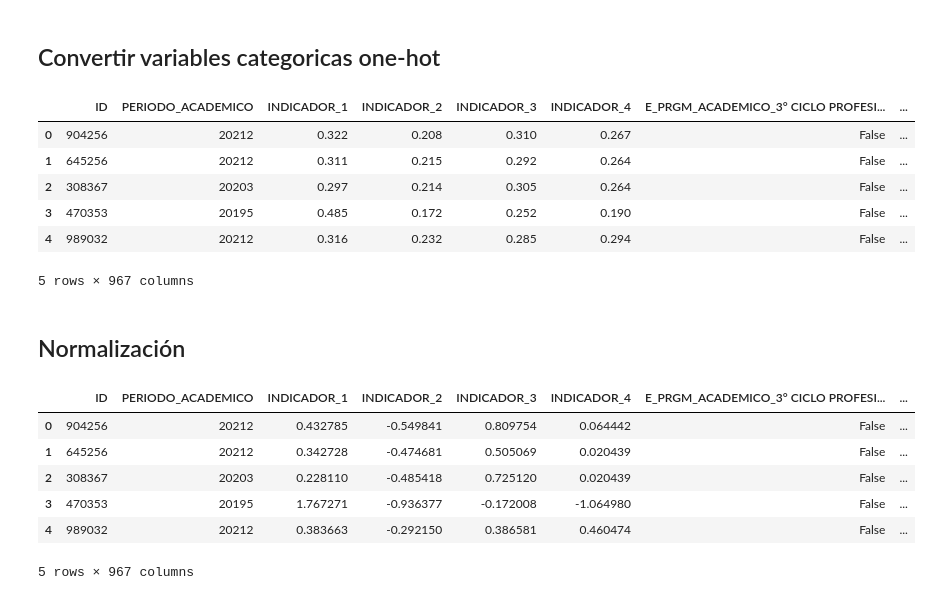
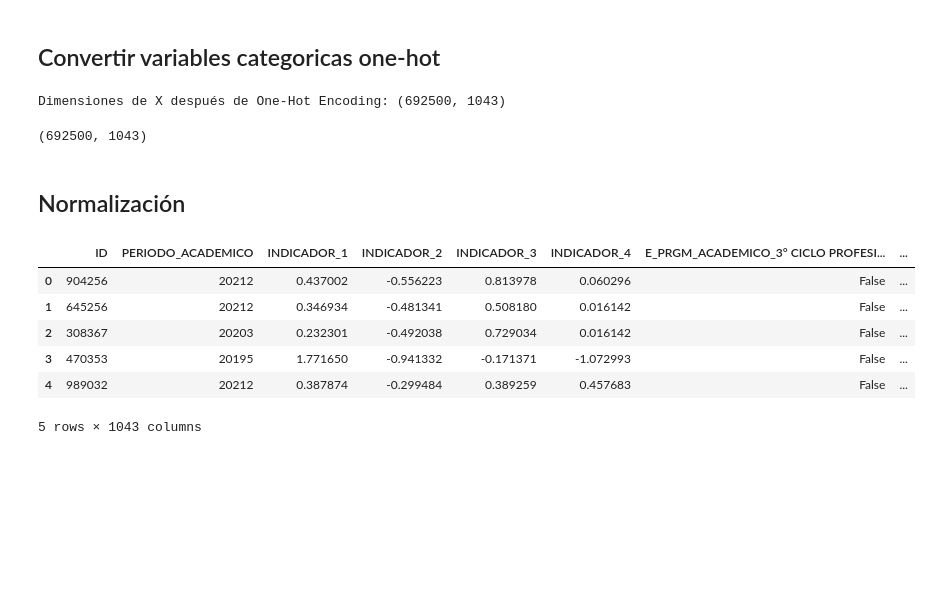
Before and after one commit to juanes0789/modelos1-20252-competenciaKaggle, a Jupyter notebook: 02-preprocesado.ipynb, the cells around one changed output. Cells and saved outputs as stored; diff of their text form; code cells hidden in the pictures; blank space fills up the shorter version.

```diff
--- a/02-preprocesado.ipynb
+++ b/02-preprocesado.ipynb
@@ -98,36 +139,38 @@ dtype: int64
 # %% [markdown]
 ## Convertir variables categoricas one-hot
-# %%
-categorical_cols = train.select_dtypes(include='object').columns
-train = pd.get_dummies(train, columns=categorical_cols, dummy_na=False)
-display(train.head())
-# %% [output]
-|  | ID | PERIODO_ACADEMICO | INDICADOR_1 | INDICADOR_2 | INDICADOR_3 | INDICADOR_4 | E_PRGM_ACADEMICO_3° CICLO PROFESI... | ... |
-| 0 | 904256 | 20212 | 0.322 | 0.208 | 0.310 | 0.267 | False | ... |
-| 1 | 645256 | 20212 | 0.311 | 0.215 | 0.292 | 0.264 | False | ... |
-| 2 | 308367 | 20203 | 0.297 | 0.214 | 0.305 | 0.264 | False | ... |
-| 3 | 470353 | 20195 | 0.485 | 0.172 | 0.252 | 0.190 | False | ... |
-| 4 | 989032 | 20212 | 0.316 | 0.232 | 0.285 | 0.294 | False | ... |
-5 rows × 967 columns
+# %%
+# Identifica tus columnas categóricas (excluyendo RENDIMIENTO_GLOBAL que ya no está en X)
+categorical_cols = X.select_dtypes(include=['object']).columns
+
+# ¡Ahora pd.get_dummies solo se aplica a las features!
+X_transformado = pd.get_dummies(X, columns=categorical_cols)
+
+print(f"Dimensiones de X después de One-Hot Encoding: {X_transformado.shape}")
+# %% [output]
+Dimensiones de X después de One-Hot Encoding: (692500, 1043)
+# %%
+print(X_transformado.shape)
+# %% [output]
+(692500, 1043)
 # %% [markdown]
 ## Normalización
 # %%
-numerical_cols = train.select_dtypes(include=['int64', 'float64']).columns.tolist()
+numerical_cols = X_transformado.select_dtypes(include=['int64', 'float64']).columns.tolist()
 numerical_cols.remove('ID')
 numerical_cols.remove('PERIODO_ACADEMICO')
 
 from sklearn.preprocessing import StandardScaler
 
 scaler = StandardScaler()
-train[numerical_cols] = scaler.fit_transform(train[numerical_cols])
+X_transformado[numerical_cols] = scaler.fit_transform(X_transformado[numerical_cols])
 
-display(train.head())
+display(X_transformado.head())
 # %% [output]
 |  | ID | PERIODO_ACADEMICO | INDICADOR_1 | INDICADOR_2 | INDICADOR_3 | INDICADOR_4 | E_PRGM_ACADEMICO_3° CICLO PROFESI... | ... |
-| 0 | 904256 | 20212 | 0.432785 | -0.549841 | 0.809754 | 0.064442 | False | ... |
-| 1 | 645256 | 20212 | 0.342728 | -0.474681 | 0.505069 | 0.020439 | False | ... |
-| 2 | 308367 | 20203 | 0.228110 | -0.485418 | 0.725120 | 0.020439 | False | ... |
-| 3 | 470353 | 20195 | 1.767271 | -0.936377 | -0.172008 | -1.064980 | False | ... |
-| 4 | 989032 | 20212 | 0.383663 | -0.292150 | 0.386581 | 0.460474 | False | ... |
+| 0 | 904256 | 20212 | 0.437002 | -0.556223 | 0.813978 | 0.060296 | False | ... |
+| 1 | 645256 | 20212 | 0.346934 | -0.481341 | 0.508180 | 0.016142 | False | ... |
+| 2 | 308367 | 20203 | 0.232301 | -0.492038 | 0.729034 | 0.016142 | False | ... |
+| 3 | 470353 | 20195 | 1.771650 | -0.941332 | -0.171371 | -1.072993 | False | ... |
+| 4 | 989032 | 20212 | 0.387874 | -0.299484 | 0.389259 | 0.457683 | False | ... |
-5 rows × 967 columns
+5 rows × 1043 columns
 # %%
```
Also changed, not shown: parts of 7 cells of this notebook.
